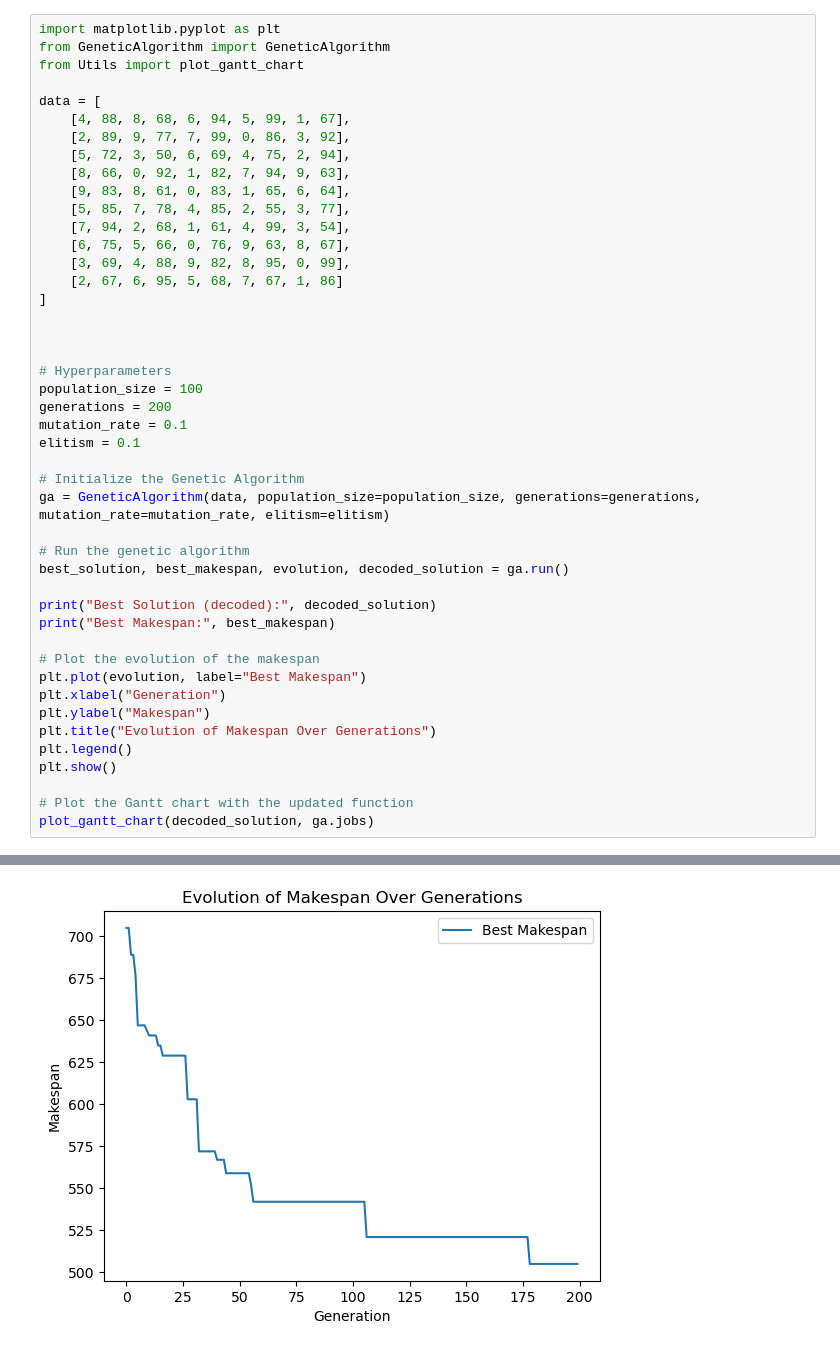
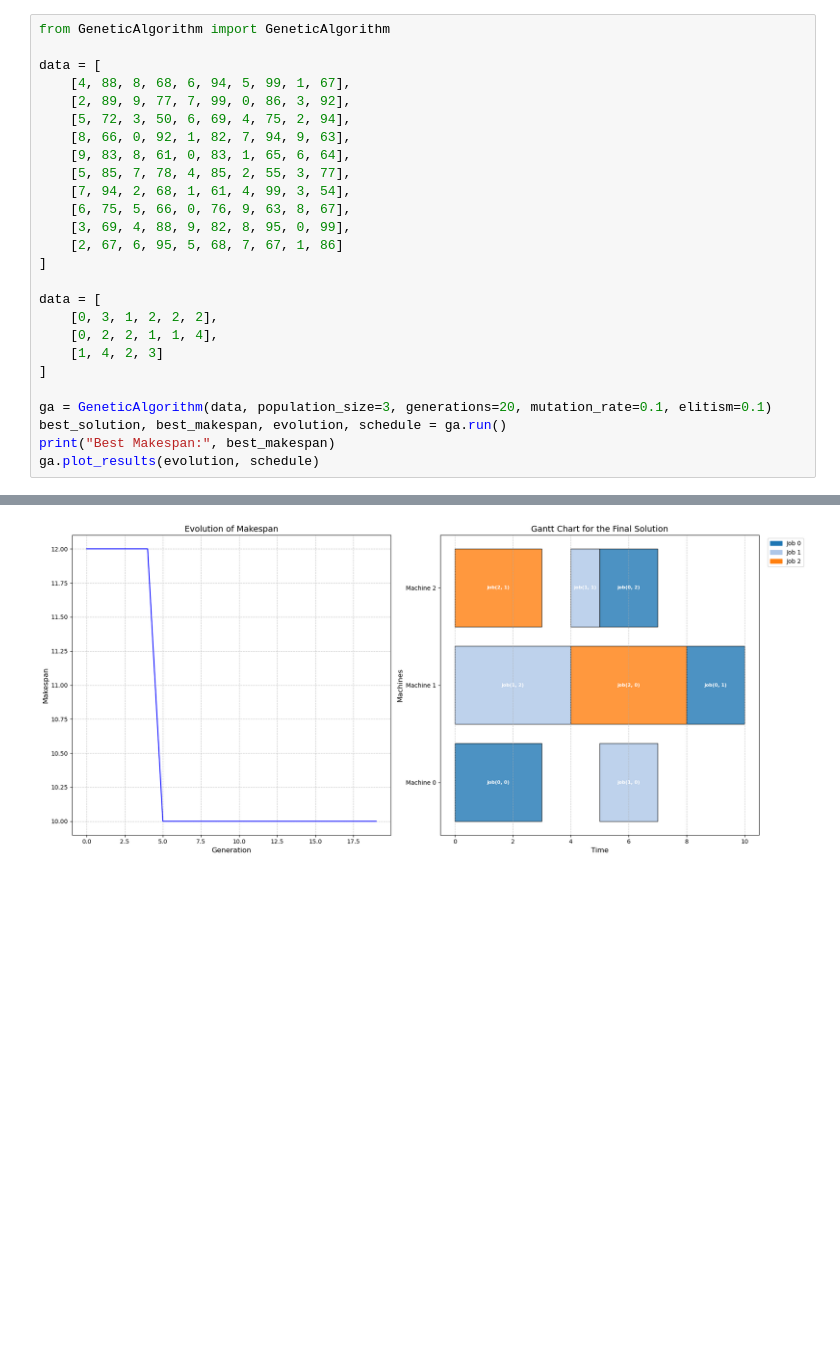
Before and after one commit to Danie1Arias/A2-DanielArias-BeatrizEnriquez, a Jupyter notebook: A2_DanielArias-BeatrizEnriquez.ipynb, the cells around one changed output, grey strips where cells are left out. Cells and saved outputs as stored; diff of their text form; blank space fills up the shorter version.

```diff
--- a/A2_DanielArias-BeatrizEnriquez.ipynb
+++ b/A2_DanielArias-BeatrizEnriquez.ipynb
@@ -1,7 +1,5 @@
 # %%
-import matplotlib.pyplot as plt
 from GeneticAlgorithm import GeneticAlgorithm
-from Utils import plot_gantt_chart
 
 data = [
     [4, 88, 8, 68, 6, 94, 5, 99, 1, 67],
@@ -16,31 +14,14 @@ data = [
     [2, 67, 6, 95, 5, 68, 7, 67, 1, 86]
 ]
 
+data = [
+    [0, 3, 1, 2, 2, 2],
+    [0, 2, 2, 1, 1, 4],
+    [1, 4, 2, 3]
+]
 
-
-# Hyperparameters
-population_size = 100
-generations = 200
-mutation_rate = 0.1
-elitism = 0.1
-
-# Initialize the Genetic Algorithm
-ga = GeneticAlgorithm(data, population_size=population_size, generations=generations, mutation_rate=mutation_rate, elitism=elitism)
-
-# Run the genetic algorithm
-best_solution, best_makespan, evolution, decoded_solution = ga.run()
-
-print("Best Solution (decoded):", decoded_solution)
+ga = GeneticAlgorithm(data, population_size=3, generations=20, mutation_rate=0.1, elitism=0.1)
+best_solution, best_makespan, evolution, schedule = ga.run()
 print("Best Makespan:", best_makespan)
-
-# Plot the evolution of the makespan
-plt.plot(evolution, label="Best Makespan")
-plt.xlabel("Generation")
-plt.ylabel("Makespan")
-plt.title("Evolution of Makespan Over Generations")
-plt.legend()
-plt.show()
-
-# Plot the Gantt chart with the updated function
-plot_gantt_chart(decoded_solution, ga.jobs)
+ga.plot_results(evolution, schedule)
 # %% [output]
@@ -64 +29 @@ Best Makespan: 505
-[figure, old version]
+[figure, new version]
```
Also changed, not shown: parts of 1 cell of this notebook, 3 other files.
